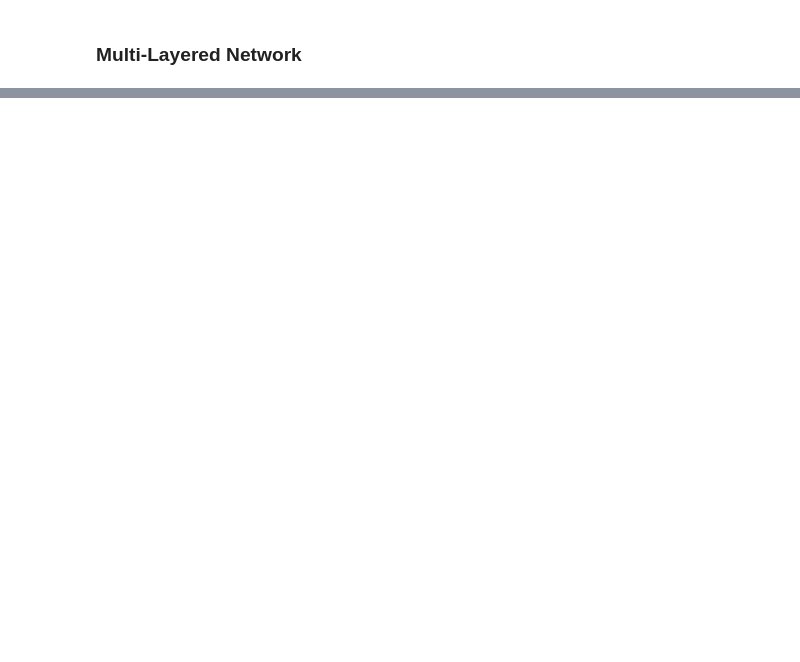
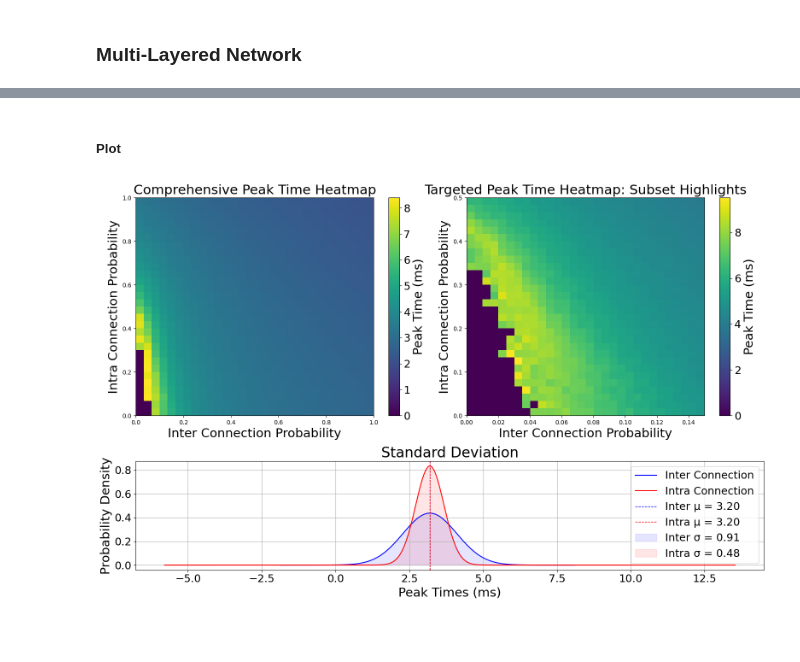
Before and after one commit to ZhuonengBao/Computational-Science-Project, a Jupyter notebook: Project Computational Science.ipynb, the cells around one changed output, grey strips where cells are left out. Cells and saved outputs as stored; diff of their text form; code cells hidden in the pictures; blank space fills up the shorter version.

```diff
--- a/Project Computational Science.ipynb
+++ b/Project Computational Science.ipynb
@@ -328,2 +285,49 @@ plt.show()
+# %% [markdown]
+##### Plot
+# %%
+s = 1.5
+fig = plt.figure(figsize=(16, 10))
+
+# Full Heatmap
+gs = gridspec.GridSpec(2, 2, height_ratios=[2, 1], width_ratios=[1, 1])
+ax1 = plt.subplot(gs[0, 0])
+im1 = ax1.imshow(peak_timesA, aspect='auto', cmap='viridis', origin='lower',
+                 extent=[ps.min(), ps.max(), ps.min(), ps.max()])
+ax1.set_title('Comprehensive Peak Time Heatmap', fontsize=15 * s)
+ax1.set_xlabel('Inter Connection Probability', fontsize=14 * s)
+ax1.set_ylabel('Intra Connection Probability', fontsize=14 * s)
+cbar1 = plt.colorbar(im1, ax=ax1, label=r'Peak Time (ms)')
+cbar1.ax.tick_params(labelsize=12 * s)
+cbar1.set_label(r'Peak Time (ms)', fontsize=14 * s)
+
+# Detailed Heatmap
+ax2 = plt.subplot(gs[0, 1])
+im2 = ax2.imshow(peak_timesB, aspect='auto', cmap='viridis', origin='lower',
+                 extent=[ps_inter.min(), ps_inter.max(), ps_intra.min(), ps_intra.max()])
+ax2.set_title('Targeted Peak Time Heatmap: Subset Highlights', fontsize=15 * s)
+ax2.set_xlabel('Inter Connection Probability', fontsize=14 * s)
+ax2.set_ylabel('Intra Connection Probability', fontsize=14 * s)
+cbar2 = plt.colorbar(im2, ax=ax2, label=r'Peak Time (ms)')
+cbar2.ax.tick_params(labelsize=12 * s)
+cbar2.set_label(r'Peak Time (ms)', fontsize=14 * s)
+
+# Standard Deviation Plot
+ax3 = plt.subplot(gs[1, :])
+ax3.plot(x_inter, y_inter, color='blue', label='Inter Connection')
+ax3.plot(x_intra, y_intra, color='red', label='Intra Connection')
+ax3.axvline(mean_inter.mean(), color='blue', linestyle='dashed', linewidth=1, label=f'Inter μ = {mean_inter.mean():.2f}')
+ax3.axvline(mean_intra.mean(), color='red', linestyle='dashed', linewidth=1, label=f'Intra μ = {mean_intra.mean():.2f}')
+ax3.fill_between(x_inter, y_inter, color='blue', alpha=0.1, label=f'Inter σ = {std_inter.mean():.2f}')
+ax3.fill_between(x_intra, y_intra, color='red', alpha=0.1, label=f'Intra σ = {std_intra.mean():.2f}')
+ax3.set_xlabel('Peak Times (ms)', fontsize=14 * s)
+ax3.set_ylabel('Probability Density', fontsize=14 * s)
+ax3.set_title('Standard Deviation', fontsize=16 * s)
+ax3.legend(fontsize=12 * s)
+ax3.grid(True)
+ax3.tick_params(axis='both', which='major', labelsize=12 * s)
+plt.tight_layout()
+plt.show()
+# %% [output]
+[figure, added]
 # %% [markdown]
 ##
```
Also changed, not shown: parts of 11 cells of this notebook, 2 other files.
